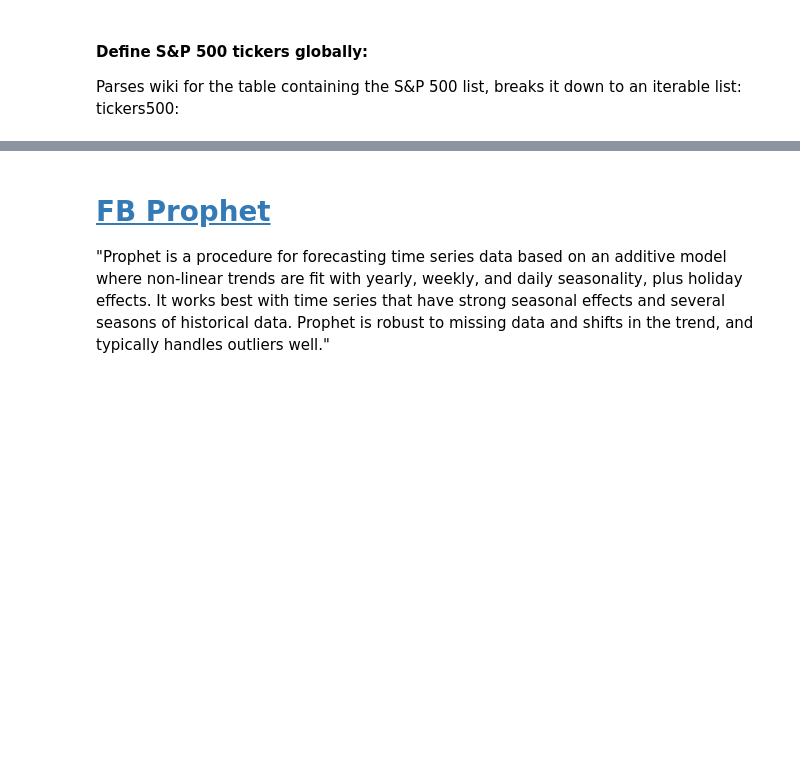
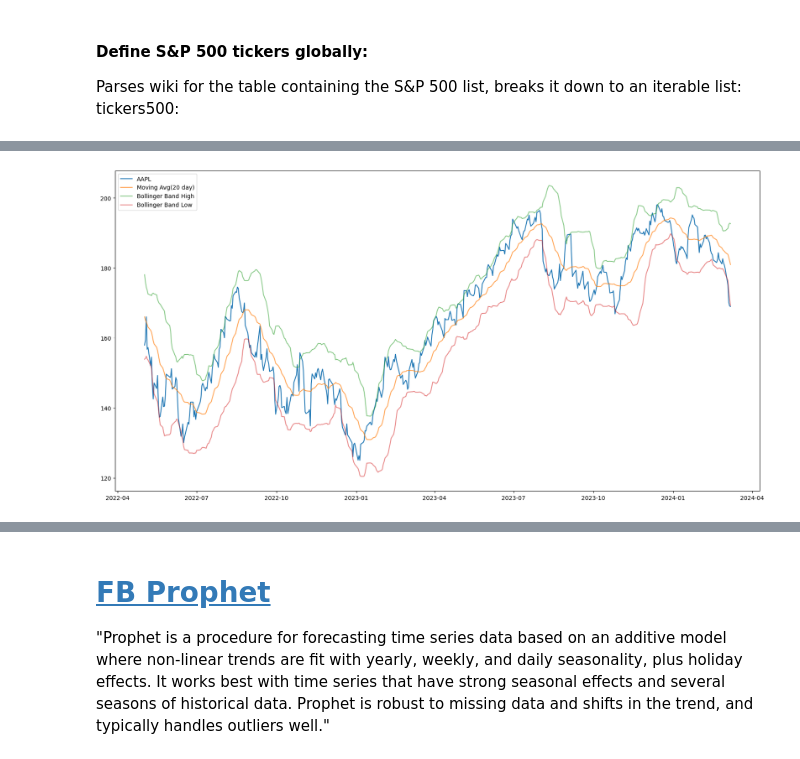
Before and after one commit to Lawrence908/AlgorithmicTrading, a Jupyter notebook: AlgorithmicTrading.ipynb, the cells around one changed output, grey strips where cells are left out. Cells and saved outputs as stored; diff of their text form; code cells hidden in the pictures; blank space fills up the shorter version.

```diff
--- a/AlgorithmicTrading.ipynb
+++ b/AlgorithmicTrading.ipynb
@@ -767,0 +869,4 @@ Error:
+# %%
+aapl_ta.plot_bollinger_bands()
+# %% [output]
+[figure, added]
```
Also changed, not shown: parts of 52 cells of this notebook, 5 other files.
